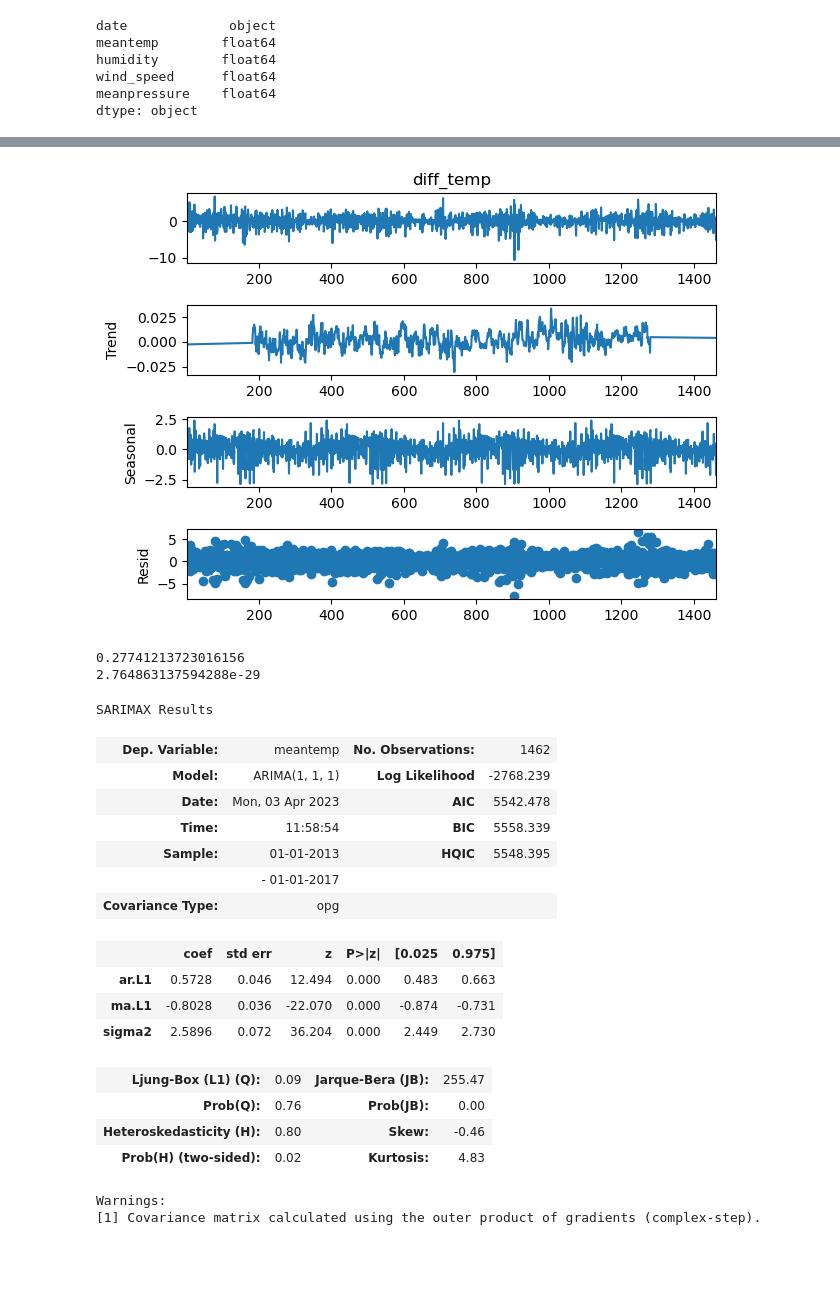
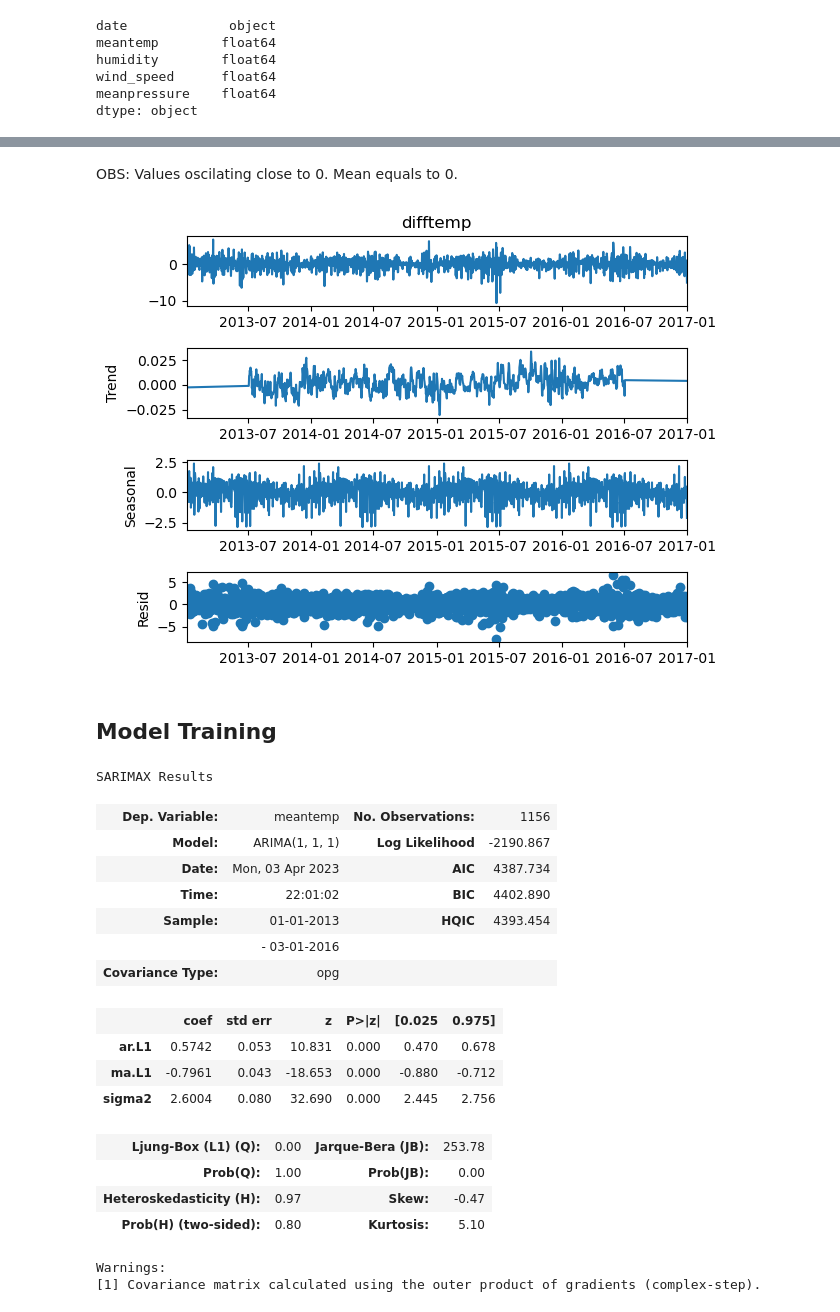
Before and after one commit to sasotomayor/anomaly-detection-temperatures, a Jupyter notebook: time-series-analysis.ipynb, the cells around one changed output, grey strips where cells are left out. Saved outputs shown, nothing was run; the diff lists cells and outputs as text; code cells hidden in the pictures; blank space fills up the shorter version.

```diff
--- a/time-series-analysis.ipynb
+++ b/time-series-analysis.ipynb
@@ -7,5 +20,5 @@ import matplotlib.pyplot as plt
 # %%
-df = pd.read_csv('./assets//DailyDelhiClimateTrain.csv')
+df = pd.read_csv('./assets//DailyDelhiClimate.csv')
 df.head()
 # %% [output]
 |  | date | meantemp | humidity | wind_speed | meanpressure |
@@ -27,0 +41,9 @@ df["date"] = pd.to_datetime(df["date"])
+# %%
+# Changing date column to datetime and adding new colummns
+
+df["date"] = pd.to_datetime(df["date"])
+df.set_index("date", inplace=True)
+
+df["month"] = df.index.month
+df["year"] = df.index.year
+df["difftemp"] = df["meantemp"].diff()
@@ -93,4 +218,0 @@ plot_acf(df.meantemp)
-# %%
-df["diff_temp"] = df["meantemp"].diff()
-#df["diff_temp"].iloc[0] = 0
-df.head()
@@ -133,20 +223,10 @@ plot_acf(df["diff_temp"].dropna())
+# %% [markdown]
+OBS: Values oscilating close to 0. Mean equals to 0.
 # %%
 # Additive Decomposition
-decomp_add = seasonal_decompose(df['diff_temp'].dropna(), model='additive', extrapolate_trend='freq', period=365)
+
+decomp_add = seasonal_decompose(df['difftemp'].dropna(), model='additive', extrapolate_trend='freq', period=365)
 decomp_add.plot()
 plt.show()
 # %% [output]
-[figure, old version]
+[figure, new version]
-# %%
-from statsmodels.tsa.stattools import adfuller
-
-result = adfuller(df["meantemp"].dropna())
-print(result[1])
-
-result = adfuller(df["diff_temp"].dropna())
-print(result[1])
-
-# First diff is enough
-# %% [output]
-0.27741213723016156
-2.764863137594288e-29
@@ -155,27 +233,25 @@ print(result[1])
+# %% [markdown]
+## <b> Model Training </b>
 # %%
-from statsmodels.tsa.arima.model import ARIMA
-
-#df.set_index("date", inplace=True)
-
-arima_model = ARIMA(df["meantemp"], order=(1,1,1))
+arima_model = ARIMA(df["meantemp"][:'2016-03-01'], order=(1,1,1))
 model = arima_model.fit()
 model.summary()
 # %% [output]
 SARIMAX Results
-| Dep. Variable: | meantemp | No. Observations: | 1462 |
-| Model: | ARIMA(1, 1, 1) | Log Likelihood | -2768.239 |
-| Date: | Mon, 03 Apr 2023 | AIC | 5542.478 |
-| Time: | 11:58:54 | BIC | 5558.339 |
-| Sample: | 01-01-2013 | HQIC | 5548.395 |
-|  | - 01-01-2017 |  |  |
+| Dep. Variable: | meantemp | No. Observations: | 1156 |
+| Model: | ARIMA(1, 1, 1) | Log Likelihood | -2190.867 |
+| Date: | Mon, 03 Apr 2023 | AIC | 4387.734 |
+| Time: | 22:01:02 | BIC | 4402.890 |
+| Sample: | 01-01-2013 | HQIC | 4393.454 |
+|  | - 03-01-2016 |  |  |
 | Covariance Type: | opg |  |  |
 |  | coef | std err | z | P>|z| | [0.025 | 0.975] |
-| ar.L1 | 0.5728 | 0.046 | 12.494 | 0.000 | 0.483 | 0.663 |
-| ma.L1 | -0.8028 | 0.036 | -22.070 | 0.000 | -0.874 | -0.731 |
-| sigma2 | 2.5896 | 0.072 | 36.204 | 0.000 | 2.449 | 2.730 |
+| ar.L1 | 0.5742 | 0.053 | 10.831 | 0.000 | 0.470 | 0.678 |
+| ma.L1 | -0.7961 | 0.043 | -18.653 | 0.000 | -0.880 | -0.712 |
+| sigma2 | 2.6004 | 0.080 | 32.690 | 0.000 | 2.445 | 2.756 |
-| Ljung-Box (L1) (Q): | 0.09 | Jarque-Bera (JB): | 255.47 |
-| Prob(Q): | 0.76 | Prob(JB): | 0.00 |
-| Heteroskedasticity (H): | 0.80 | Skew: | -0.46 |
-| Prob(H) (two-sided): | 0.02 | Kurtosis: | 4.83 |
+| Ljung-Box (L1) (Q): | 0.00 | Jarque-Bera (JB): | 253.78 |
+| Prob(Q): | 1.00 | Prob(JB): | 0.00 |
+| Heteroskedasticity (H): | 0.97 | Skew: | -0.47 |
+| Prob(H) (two-sided): | 0.80 | Kurtosis: | 5.10 |
 Warnings:
 [1] Covariance matrix calculated using the outer product of gradients (complex-step).
```
Also changed, not shown: parts of 51 cells of this notebook, 2 other files.
